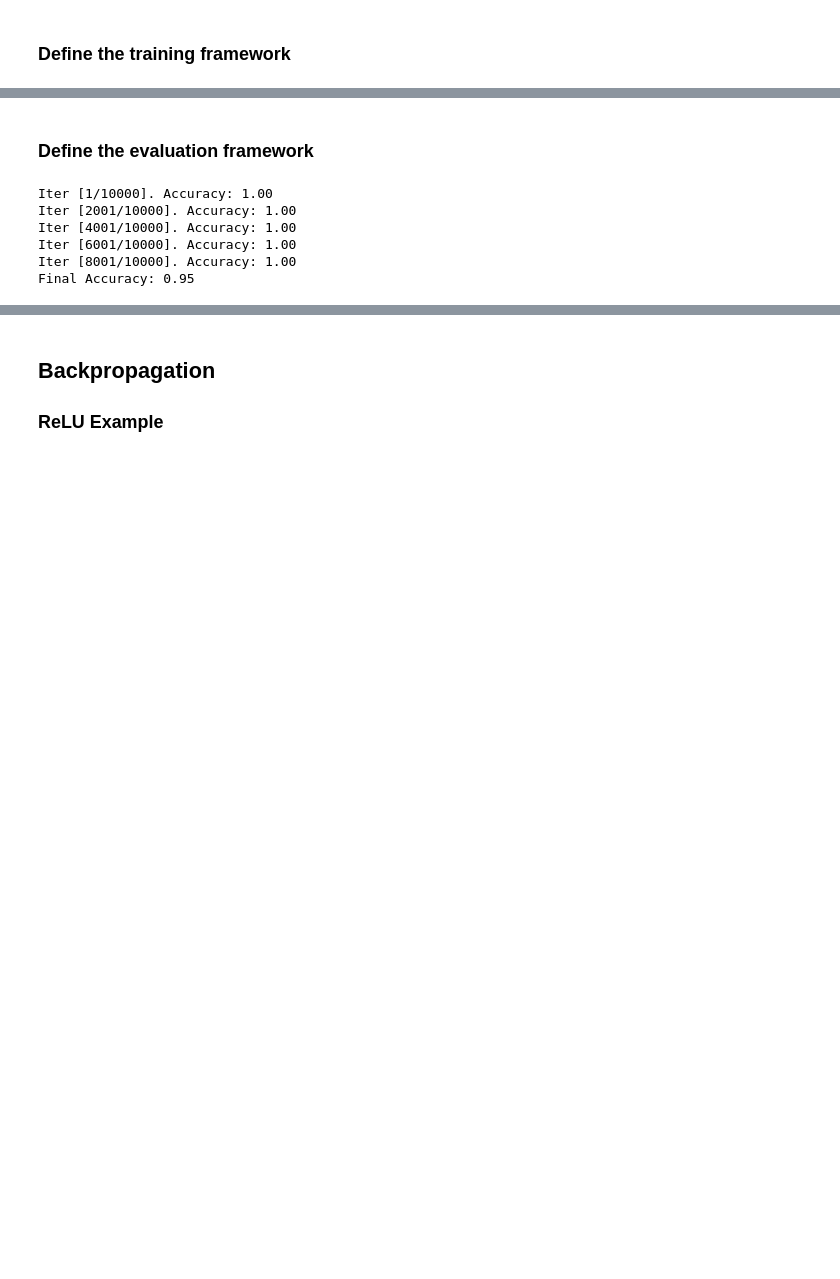
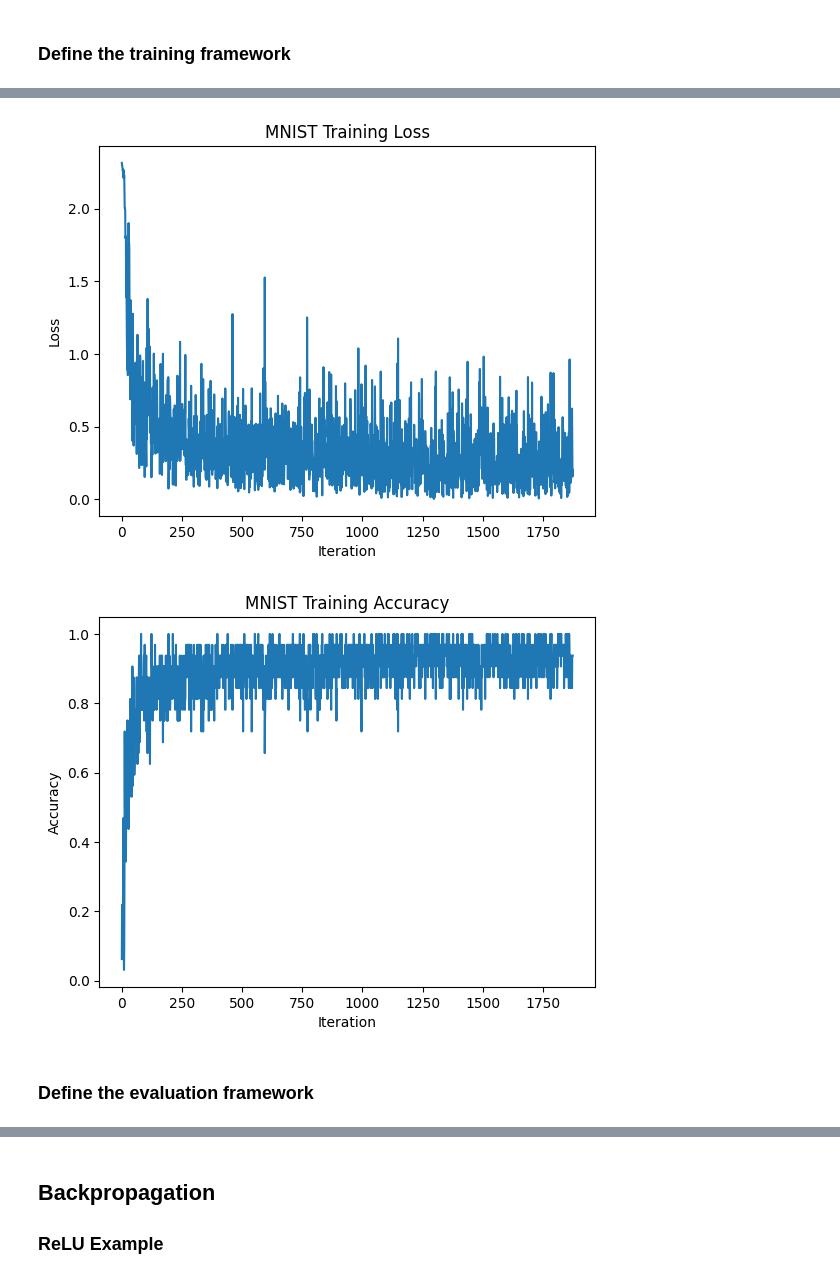
Before and after one commit to warrensLee/artificial_intelligence, a Jupyter notebook: HW4/Homework4.ipynb, the cells around one changed output, grey strips where cells are left out. Drawn from its saved outputs; the diff is of its cells as text; code cells hidden in the pictures; blank space fills up the shorter version.

```diff
--- a/HW4/Homework4.ipynb
+++ b/HW4/Homework4.ipynb
@@ -159,21 +166,35 @@ def create_data_generator(batch_size = 32, root = "data"):
 # %% [markdown]
 ### Define the training framework
 # %%
+import time
+
 cuda = torch.cuda.is_available()
 batch_size = 32
 train_loader, test_loader = create_data_generator(batch_size)
+
 model = DigitNetwork()
 print(model)
+
 if cuda:
   model.cuda()
+
 n_epochs = 1
 learning_rate = 0.1
+
 optim = torch.optim.SGD(params = model.parameters(), lr = learning_rate, momentum=0.9)
 loss_fn = nn.CrossEntropyLoss()
 
+
+train_losses = []
+train_accuracies = []
+iteration_times = []
+
 model.train()
+training_start = time.time()
+
 for epoch in range(1, n_epochs + 1):
   for idx, (images, labels) in enumerate(train_loader):
+    iter_start = time.time()
     # check if GPU is in use
     if cuda:
       # then move the input images and correct labels
@@ -188,17 +209,44 @@ for epoch in range(1, n_epochs + 1):
 
     # precition for each image
     preds = torch.argmax(outputs, dim=1)
+
     #get accuracy of this guess
     accuracy = (preds == labels).float().mean().item()
+
+    train_losses.append(loss.item())
+    train_accuracies.append(accuracy)
 
     optim.zero_grad()
     loss.backward()
     optim.step()
 
+    iter_end = time.time()
+    iteration_times.append(iter_end - iter_start)
+
     if idx % 100 == 0:
       print("Epoch [%d/%d]. Iter [%d/%d]. Loss: %0.2f. Accuracy: %0.2f" % (epoch, n_epochs, idx + 1, len(train_loader), loss.item(), accuracy))
 
+training_end = time.time()
+
+avg_iteration_time = sum(iteration_times) / len(iteration_times)
+total_training_time = training_end - training_start
+
+print("Average iteration time: %0.6f seconds" % avg_iteration_time)
+print("Total training time: %0.6f seconds" % total_training_time)
+
 torch.save(model.state_dict(), "MNIST_Network.pth")
+
+plt.plot(train_losses)
+plt.title("MNIST Training Loss")
+plt.xlabel("Iteration")
+plt.ylabel("Loss")
+plt.show()
+
+plt.plot(train_accuracies)
+plt.title("MNIST Training Accuracy")
+plt.xlabel("Iteration")
+plt.ylabel("Accuracy")
+plt.show()
 # %% [output]
 DigitNetwork(
   (flatten): Flatten(start_dim=1, end_dim=-1)
@@ -220,39 +268,4 @@ Epoch [1/1]. Iter [1801/1875]. Loss: 0.24. Accuracy: 0.97
+[figure, added]
+[figure, added]
 # %% [markdown]
 ### Define the evaluation framework
-# %%
-cuda = torch.cuda.is_available()
-batch_size = 1
-train_loader, test_loader = create_data_generator(batch_size)
-model = DigitNetwork()
-if cuda:
-  model.cuda()
-model.eval()
-total_accuracy = 0.0
-model.load_state_dict(torch.load("MNIST_Network.pth"))
-
-total_accuracy = 0.0
-# for memory efficiency and speed
-with torch.no_grad():
-  for idx, (images, labels) in enumerate(test_loader):
-    # move data to the GPU if its available
-    if cuda:
-      images = images.cuda()
-      labels = labels.cuda()
-
-    outputs = model(images)
-    preds = torch.argmax(outputs, dim=1)
-    accuracy = (preds == labels).float().mean().item()
-
-    total_accuracy += accuracy
-
-    if idx % 2000 == 0:
-      print("Iter [%d/%d]. Accuracy: %0.2f" % (idx + 1, len(test_loader), accuracy))
-
-print("Final Accuracy: %0.2f" % (total_accuracy / len(test_loader)))
-# %% [output]
-Iter [1/10000]. Accuracy: 1.00
-Iter [2001/10000]. Accuracy: 1.00
-Iter [4001/10000]. Accuracy: 1.00
-Iter [6001/10000]. Accuracy: 1.00
-Iter [8001/10000]. Accuracy: 1.00
-Final Accuracy: 0.95
```
Also changed, not shown: parts of 8 cells of this notebook, 11 other files.
